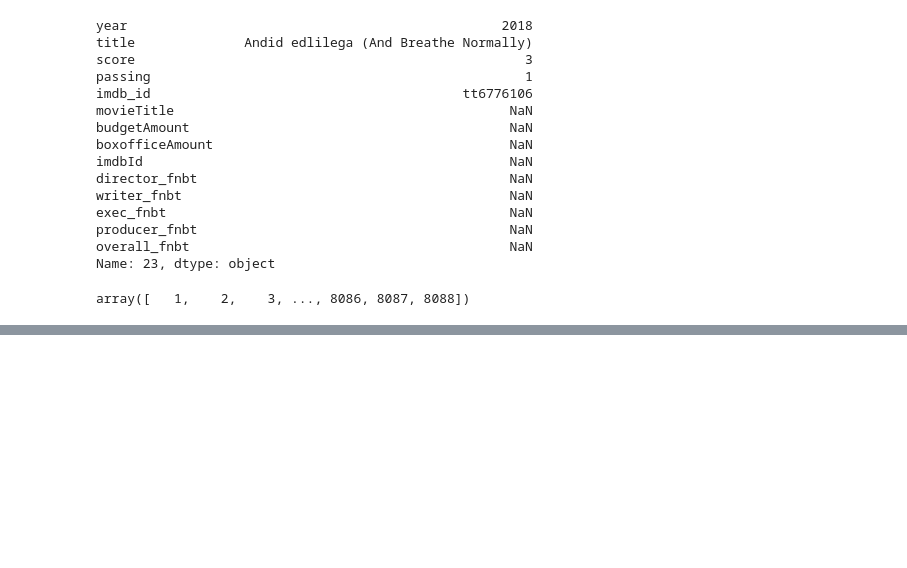
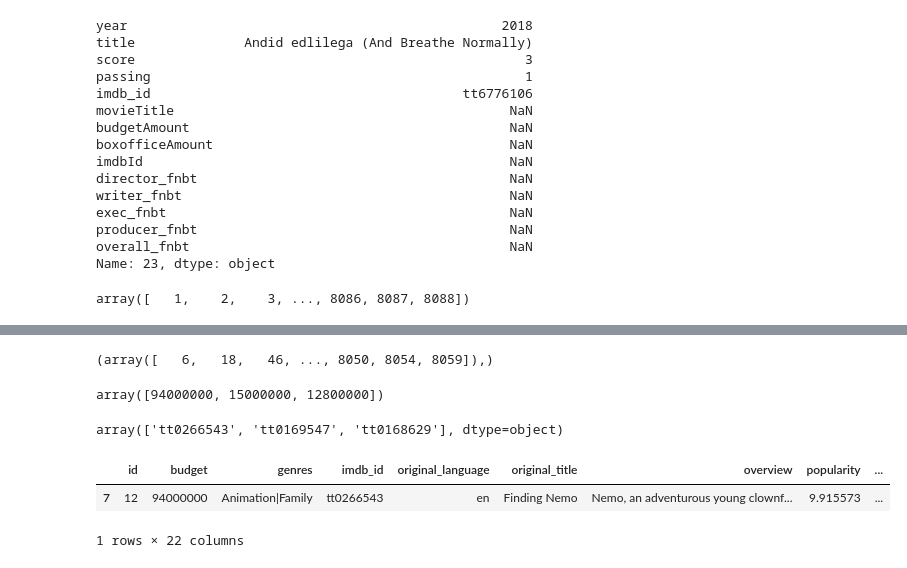
Before and after one commit to MagicMilly/women-in-film-analysis-dashboard, a Jupyter notebook: more_data_munging_useful.ipynb, the cells around one changed output, grey strips where cells are left out. Saved outputs shown, nothing was run; the diff lists cells and outputs as text; code cells hidden in the pictures; blank space fills up the shorter version.

```diff
--- a/more_data_munging_useful.ipynb
+++ b/more_data_munging_useful.ipynb
@@ -1550,0 +1597,2 @@ array([   1,    2,    3, ..., 8086, 8087, 8088])
+# %%
+needed_non_zero_budgets = np.intersect1d(needed_df_imbdb_ids, non_zero_df_budgets)
@@ -1550,0 +1603,2 @@ array([   1,    2,    3, ..., 8086, 8087, 8088])
+# %%
+budget_ids = df.iloc[needed_non_zero_budgets]['imdb_id']
@@ -1550,0 +1625,2 @@ array([   1,    2,    3, ..., 8086, 8087, 8088])
+# %%
+budget_id_array = np.array(budget_ids)
@@ -1550,0 +1667,4 @@ array([   1,    2,    3, ..., 8086, 8087, 8088])
+# %%
+bechdel_indices_that_need_budgets
+# %% [output]
+(array([   6,   18,   46, ..., 8050, 8054, 8059]),)
@@ -1550,0 +1673,16 @@ array([   1,    2,    3, ..., 8086, 8087, 8088])
+# %%
+first_three_budget_values = budget_values_array[:3]
+first_three_budget_values
+# %% [output]
+array([94000000, 15000000, 12800000])
+# %%
+first_three_imdb_ids = budget_id_array[:3]
+first_three_imdb_ids
+# %% [output]
+array(['tt0266543', 'tt0169547', 'tt0168629'], dtype=object)
+# %%
+df.loc[df.imdb_id == first_three_imdb_ids[0]]
+# %% [output]
+|  | id | budget | genres | imdb_id | original_language | original_title | overview | popularity | ... |
+| 7 | 12 | 94000000 | Animation|Family | tt0266543 | en | Finding Nemo | Nemo, an adventurous young clownf... | 9.915573 | ... |
+1 rows × 22 columns
```
Also changed, not shown: parts of 21 cells of this notebook.
